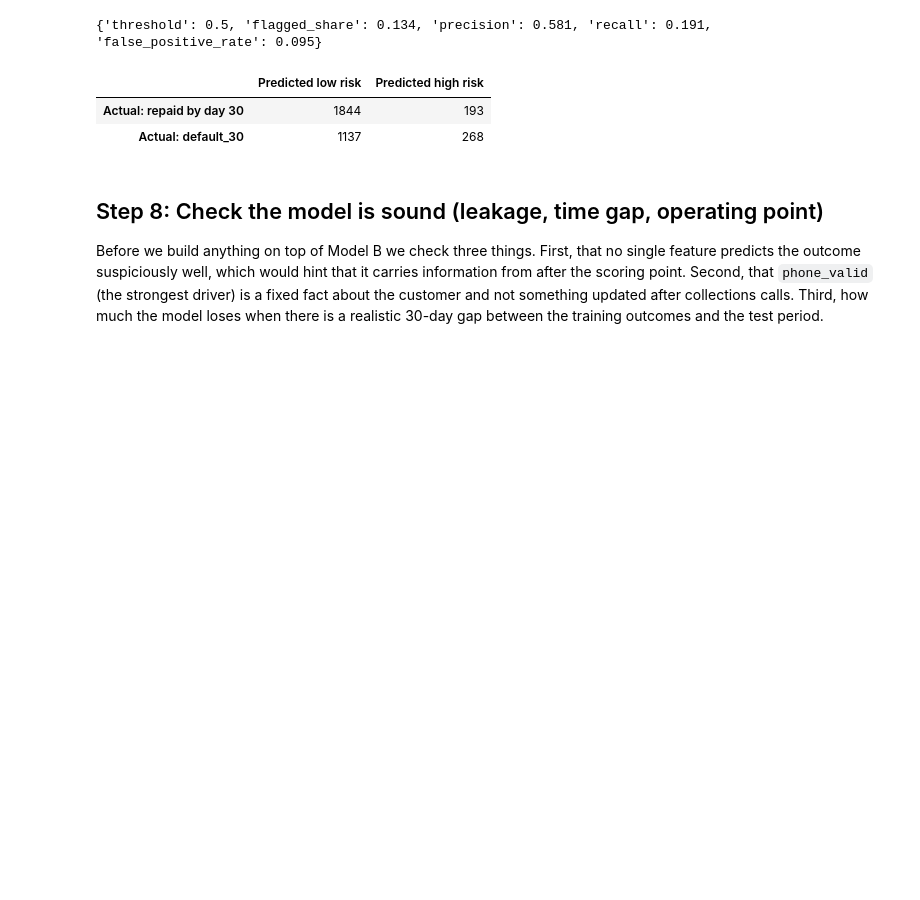
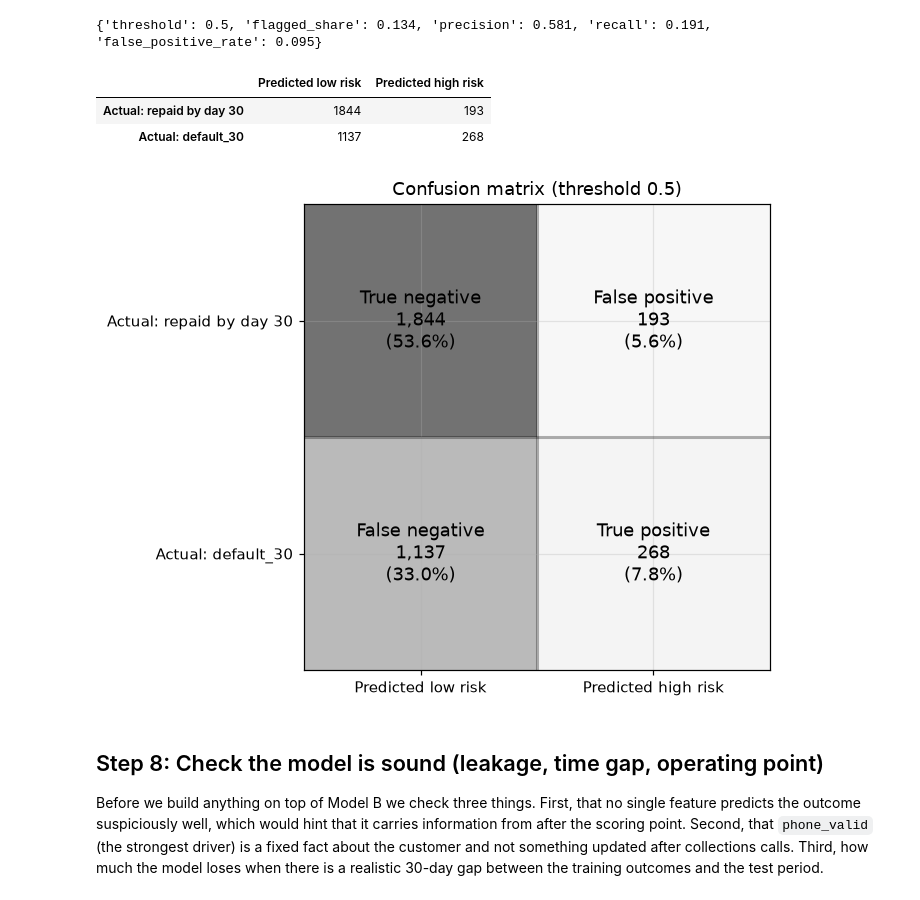
Before and after one commit to PleromaRay/0riel-collection-compass, a Jupyter notebook: Collections_Compass_Model.ipynb, the cells around one changed output. Drawn from its saved outputs; the diff is of its cells as text; code cells hidden in the pictures; blank space fills up the shorter version.

```diff
--- a/Collections_Compass_Model.ipynb
+++ b/Collections_Compass_Model.ipynb
@@ -1077,6 +1068,26 @@ conf
 |  | Predicted low risk | Predicted high risk |
 | Actual: repaid by day 30 | 1844 | 193 |
 | Actual: default_30 | 1137 | 268 |
+# %%
+vals = np.array([[tn, fp], [fn, tp]])
+total = vals.sum()
+names = [['True negative', 'False positive'], ['False negative', 'True positive']]
+
+fig, ax = plt.subplots(figsize=(7, 5.5))
+ax.imshow(vals, cmap='Greys', vmin=0, vmax=vals.max() * 1.6)
+for i in range(2):
+    for j in range(2):
+        ax.text(j, i, f"{names[i][j]}\n{vals[i, j]:,}\n({vals[i, j] / total:.1%})",
+                ha='center', va='center', fontsize=12)
+ax.set_xticks([0, 1]); ax.set_xticklabels(['Predicted low risk', 'Predicted high risk'])
+ax.set_yticks([0, 1]); ax.set_yticklabels(['Actual: repaid by day 30', 'Actual: default_30'])
+ax.set_xticks([0.5], minor=True); ax.set_yticks([0.5], minor=True)
+ax.grid(which='minor', color='black', linewidth=2); ax.tick_params(which='minor', length=0)
+ax.set_title(f'Confusion matrix (threshold {THRESH})')
+plt.savefig(os.path.join(FIG, '03_confusion_matrix.png'), bbox_inches='tight', dpi=200)
+plt.show()
+# %% [output]
+[figure, added]
 # %% [markdown]
 ## Step 8: Check the model is sound (leakage, time gap, operating point)
 
```
Also changed, not shown: parts of 13 cells of this notebook, 2 other files.
